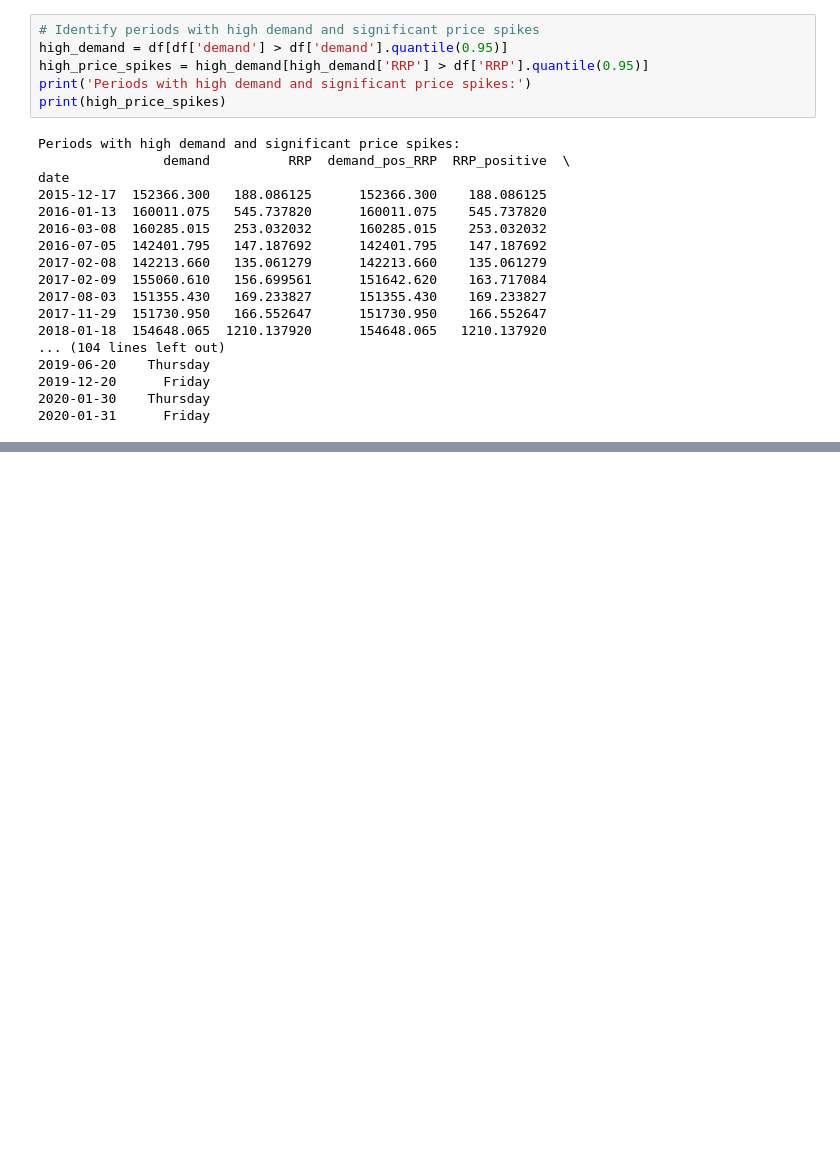
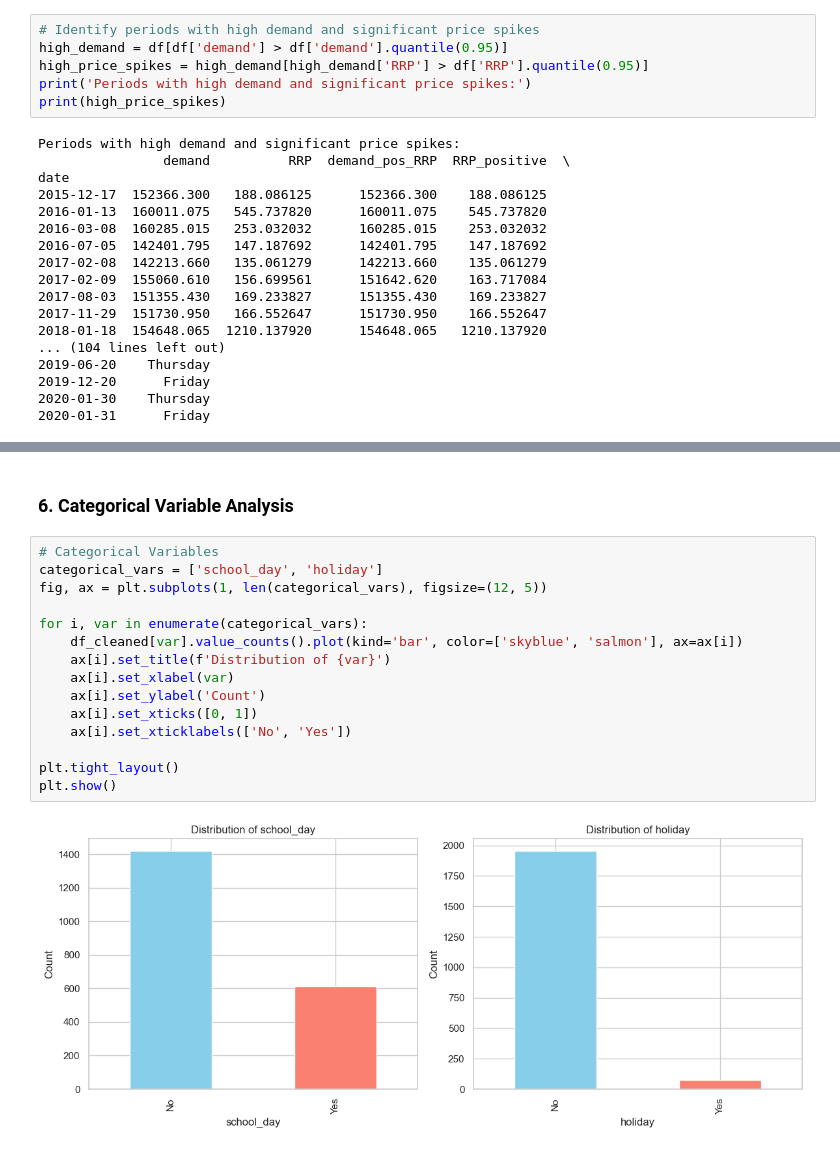
Before and after one commit to sainath9392/Electricity_Demand-and_Price_ForecastingInfosys_Internship_Oct2025, a Jupyter notebook: main.ipynb, the cells around one changed output, grey strips where cells are left out. Cells and saved outputs as stored; diff of their text form; blank space fills up the shorter version.

```diff
--- a/main.ipynb
+++ b/main.ipynb
@@ -236,0 +305,19 @@ date
+# %% [markdown]
+### 6. Categorical Variable Analysis
+# %%
+# Categorical Variables
+categorical_vars = ['school_day', 'holiday']
+fig, ax = plt.subplots(1, len(categorical_vars), figsize=(12, 5))
+
+for i, var in enumerate(categorical_vars):
+    df_cleaned[var].value_counts().plot(kind='bar', color=['skyblue', 'salmon'], ax=ax[i])
+    ax[i].set_title(f'Distribution of {var}')
+    ax[i].set_xlabel(var)
+    ax[i].set_ylabel('Count')
+    ax[i].set_xticks([0, 1])
+    ax[i].set_xticklabels(['No', 'Yes'])
+
+plt.tight_layout()
+plt.show()
+# %% [output]
+[figure, added]
```
Also changed, not shown: parts of 47 cells of this notebook.
